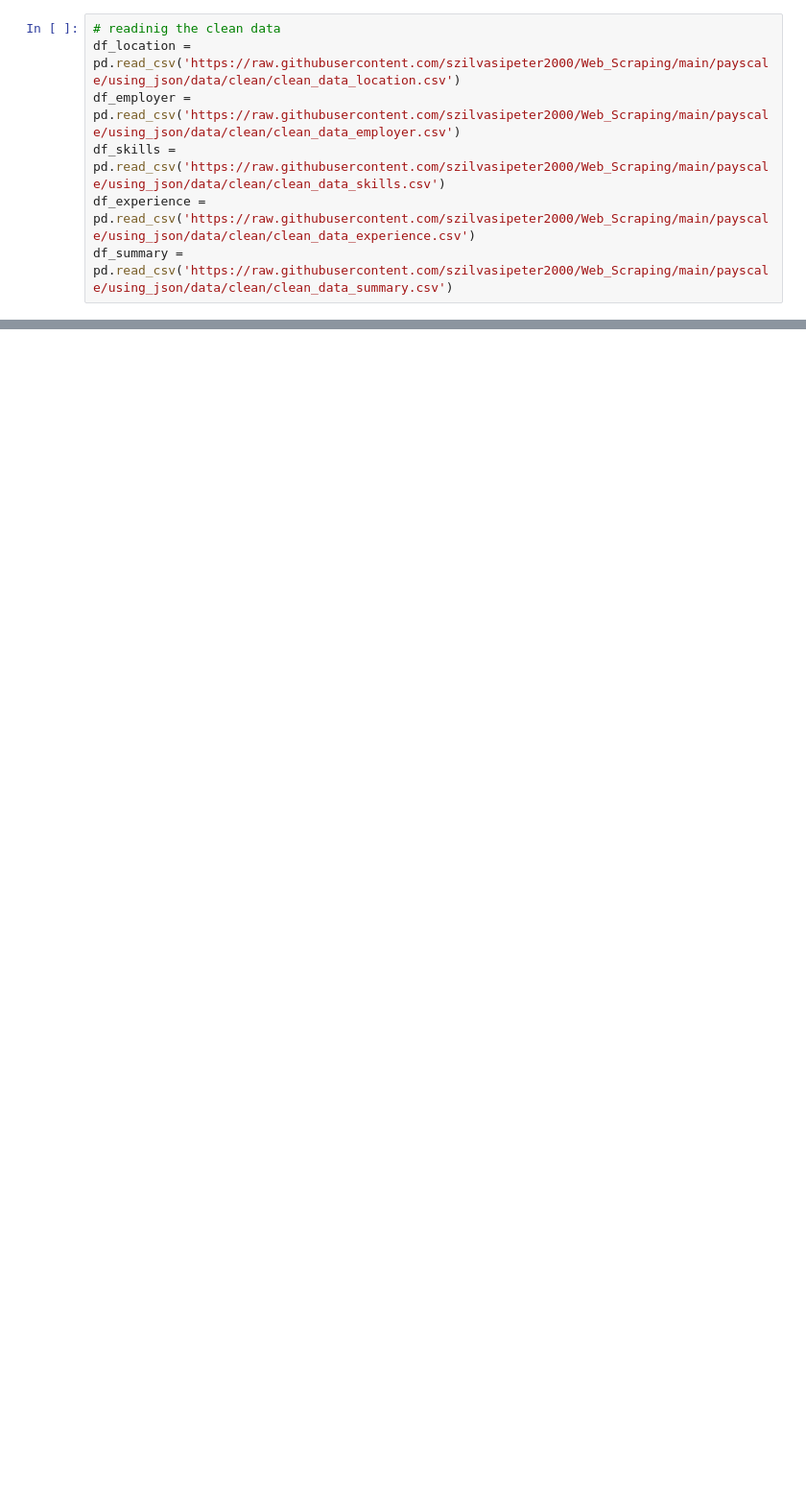
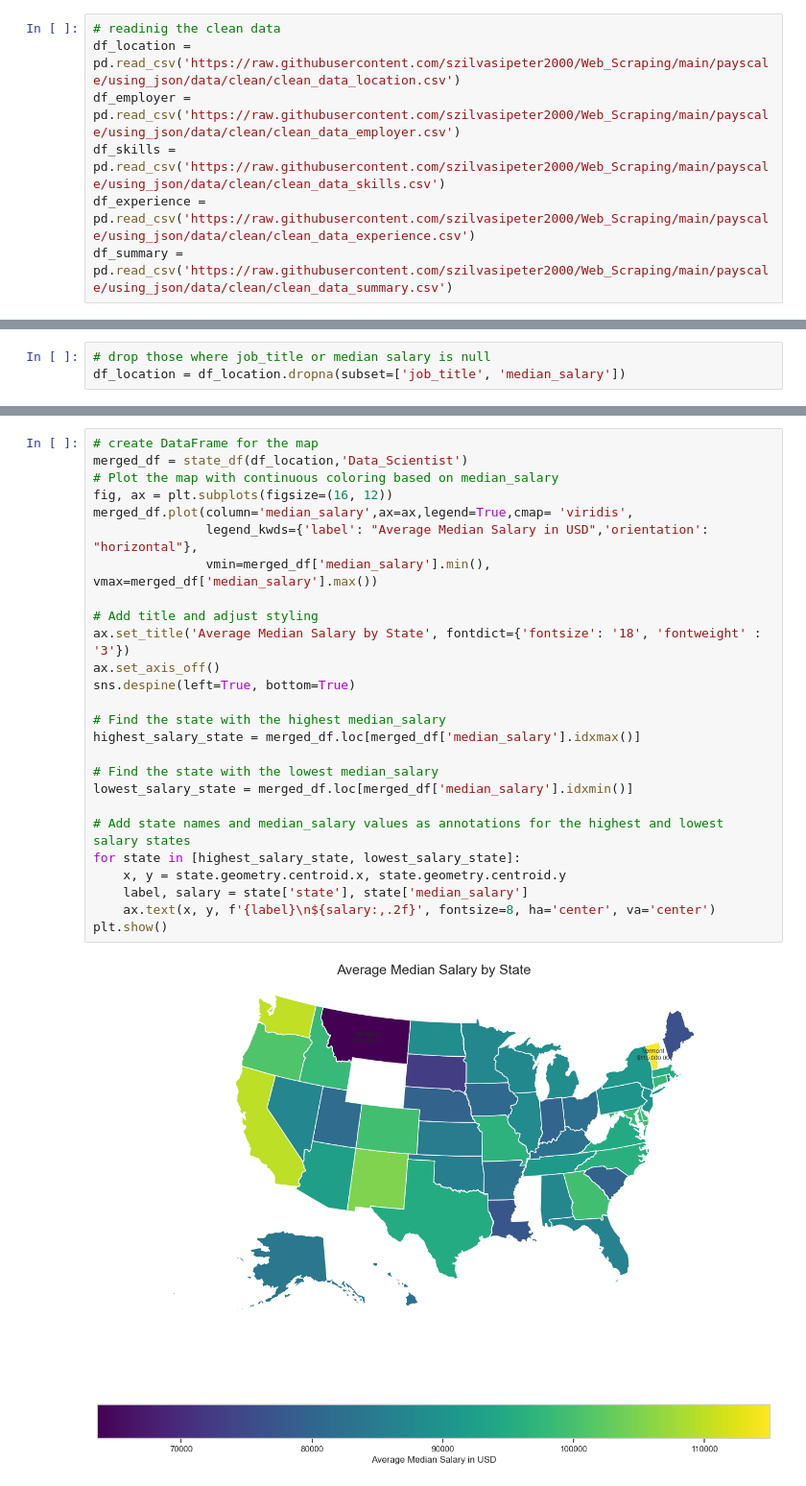
Before and after one commit to szilvasipeter2000/Web_Scraping, a Jupyter notebook: payscale/using_json/eda.ipynb, the cells around one changed output, grey strips where cells are left out. Shown at 96% size. Cells and saved outputs as stored; diff of their text form; blank space fills up the shorter version.

```diff
--- a/payscale/using_json/eda.ipynb
+++ b/payscale/using_json/eda.ipynb
@@ -69,0 +75,3 @@ Name: city, Length: 1784, dtype: int64
+# %%
+# drop those where job_title or median salary is null
+df_location = df_location.dropna(subset=['job_title', 'median_salary'])
@@ -220,0 +274,28 @@ plt.show()
+# %%
+# create DataFrame for the map
+merged_df = state_df(df_location,'Data_Scientist')
+# Plot the map with continuous coloring based on median_salary
+fig, ax = plt.subplots(figsize=(16, 12))
+merged_df.plot(column='median_salary',ax=ax,legend=True,cmap= 'viridis',
+               legend_kwds={'label': "Average Median Salary in USD",'orientation': "horizontal"},
+               vmin=merged_df['median_salary'].min(), vmax=merged_df['median_salary'].max())
+
+# Add title and adjust styling
+ax.set_title('Average Median Salary by State', fontdict={'fontsize': '18', 'fontweight' : '3'})
+ax.set_axis_off()
+sns.despine(left=True, bottom=True)
+
+# Find the state with the highest median_salary
+highest_salary_state = merged_df.loc[merged_df['median_salary'].idxmax()]
+
+# Find the state with the lowest median_salary
+lowest_salary_state = merged_df.loc[merged_df['median_salary'].idxmin()]
+
+# Add state names and median_salary values as annotations for the highest and lowest salary states
+for state in [highest_salary_state, lowest_salary_state]:
+    x, y = state.geometry.centroid.x, state.geometry.centroid.y
+    label, salary = state['state'], state['median_salary']
+    ax.text(x, y, f'{label}\n${salary:,.2f}', fontsize=8, ha='center', va='center')
+plt.show()
+# %% [output]
+[figure, added]
```
Also changed, not shown: parts of 50 cells of this notebook, 1 other file.
